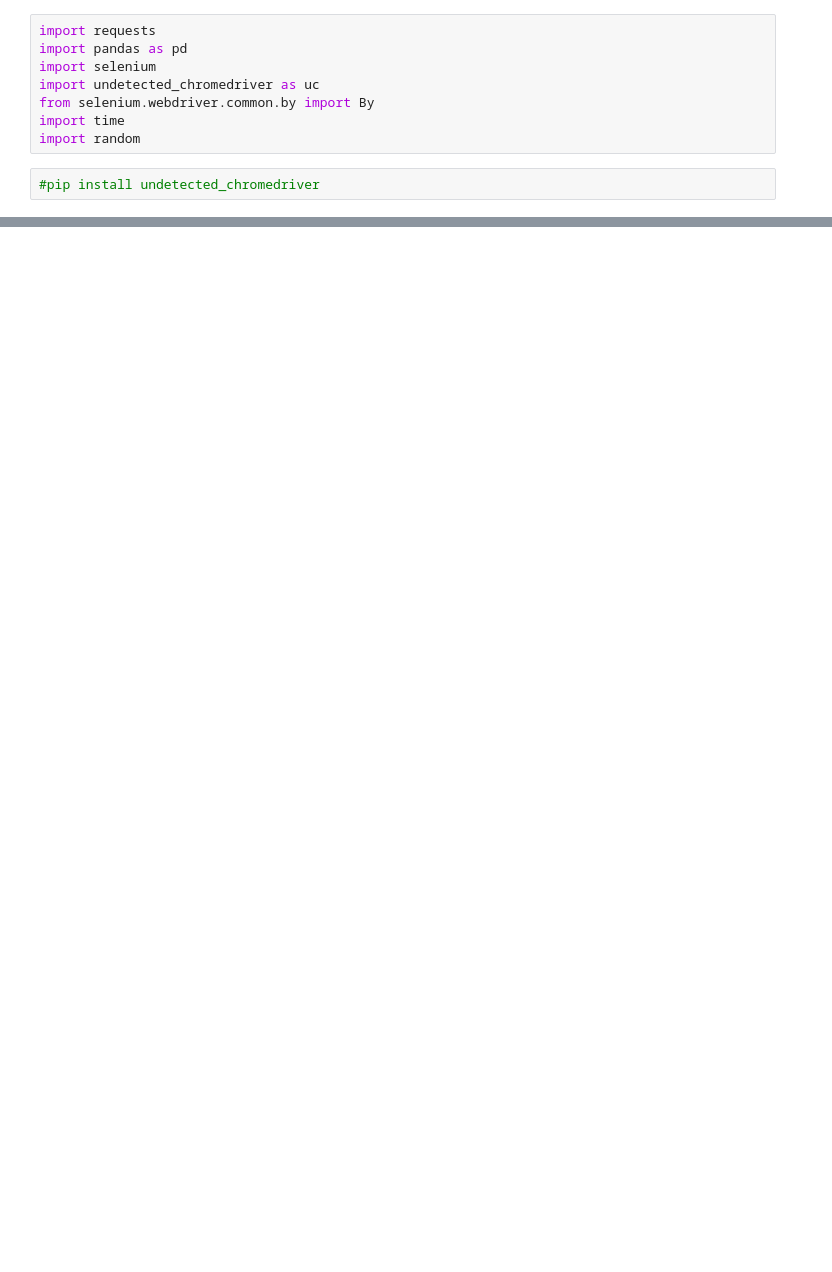
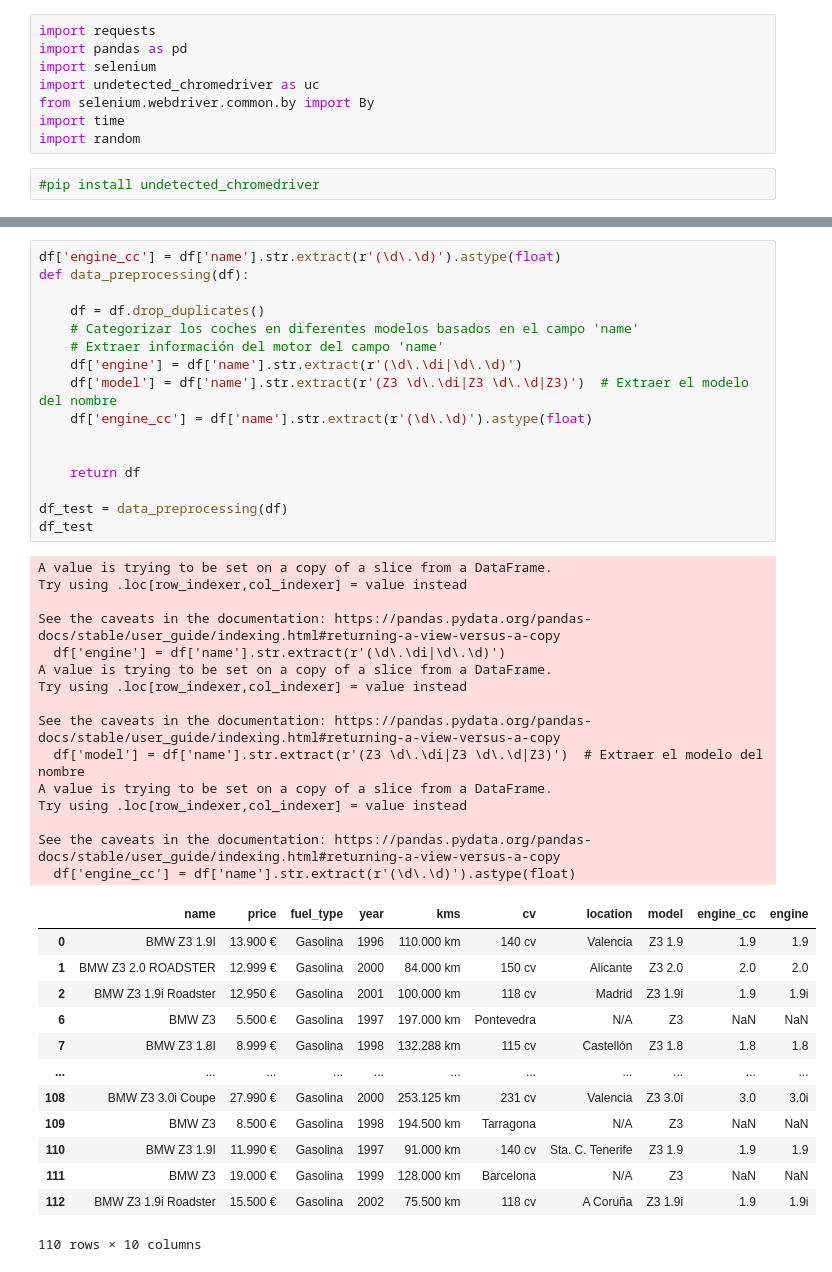
Before and after one commit to MrGG14/CochesNet, a Jupyter notebook: rs.ipynb, the cells around one changed output, grey strips where cells are left out. Saved outputs shown, nothing was run; the diff lists cells and outputs as text; blank space fills up the shorter version.

```diff
--- a/rs.ipynb
+++ b/rs.ipynb
@@ -108,0 +239,45 @@ Cerrando el navegador
+# %%
+df['engine_cc'] = df['name'].str.extract(r'(\d\.\d)').astype(float)
+def data_preprocessing(df):
+
+    df = df.drop_duplicates()
+    # Categorizar los coches en diferentes modelos basados en el campo 'name'
+    # Extraer información del motor del campo 'name'
+    df['engine'] = df['name'].str.extract(r'(\d\.\di|\d\.\d)')
+    df['model'] = df['name'].str.extract(r'(Z3 \d\.\di|Z3 \d\.\d|Z3)')  # Extraer el modelo del nombre
+    df['engine_cc'] = df['name'].str.extract(r'(\d\.\d)').astype(float)
+
+
+    return df
+
+df_test = data_preprocessing(df)
+df_test
+# %% [output]
+A value is trying to be set on a copy of a slice from a DataFrame.
+Try using .loc[row_indexer,col_indexer] = value instead
+
+See the caveats in the documentation: https://pandas.pydata.org/pandas-docs/stable/user_guide/indexing.html#returning-a-view-versus-a-copy
+  df['engine'] = df['name'].str.extract(r'(\d\.\di|\d\.\d)')
+A value is trying to be set on a copy of a slice from a DataFrame.
+Try using .loc[row_indexer,col_indexer] = value instead
+
+See the caveats in the documentation: https://pandas.pydata.org/pandas-docs/stable/user_guide/indexing.html#returning-a-view-versus-a-copy
+  df['model'] = df['name'].str.extract(r'(Z3 \d\.\di|Z3 \d\.\d|Z3)')  # Extraer el modelo del nombre
+A value is trying to be set on a copy of a slice from a DataFrame.
+Try using .loc[row_indexer,col_indexer] = value instead
+
+See the caveats in the documentation: https://pandas.pydata.org/pandas-docs/stable/user_guide/indexing.html#returning-a-view-versus-a-copy
+  df['engine_cc'] = df['name'].str.extract(r'(\d\.\d)').astype(float)
+|  | name | price | fuel_type | year | kms | cv | location | model | engine_cc | engine |
+| 0 | BMW Z3 1.9I | 13.900 € | Gasolina | 1996 | 110.000 km | 140 cv | Valencia | Z3 1.9 | 1.9 | 1.9 |
+| 1 | BMW Z3 2.0 ROADSTER | 12.999 € | Gasolina | 2000 | 84.000 km | 150 cv | Alicante | Z3 2.0 | 2.0 | 2.0 |
+| 2 | BMW Z3 1.9i Roadster | 12.950 € | Gasolina | 2001 | 100.000 km | 118 cv | Madrid | Z3 1.9i | 1.9 | 1.9i |
+| 6 | BMW Z3 | 5.500 € | Gasolina | 1997 | 197.000 km | Pontevedra | N/A | Z3 | NaN | NaN |
+| 7 | BMW Z3 1.8I | 8.999 € | Gasolina | 1998 | 132.288 km | 115 cv | Castellón | Z3 1.8 | 1.8 | 1.8 |
+| ... | ... | ... | ... | ... | ... | ... | ... | ... | ... | ... |
+| 108 | BMW Z3 3.0i Coupe | 27.990 € | Gasolina | 2000 | 253.125 km | 231 cv | Valencia | Z3 3.0i | 3.0 | 3.0i |
+| 109 | BMW Z3 | 8.500 € | Gasolina | 1998 | 194.500 km | Tarragona | N/A | Z3 | NaN | NaN |
+| 110 | BMW Z3 1.9I | 11.990 € | Gasolina | 1997 | 91.000 km | 140 cv | Sta. C. Tenerife | Z3 1.9 | 1.9 | 1.9 |
+| 111 | BMW Z3 | 19.000 € | Gasolina | 1999 | 128.000 km | Barcelona | N/A | Z3 | NaN | NaN |
+| 112 | BMW Z3 1.9i Roadster | 15.500 € | Gasolina | 2002 | 75.500 km | 118 cv | A Coruña | Z3 1.9i | 1.9 | 1.9i |
+110 rows × 10 columns
```
Also changed, not shown: parts of 3 cells of this notebook.
